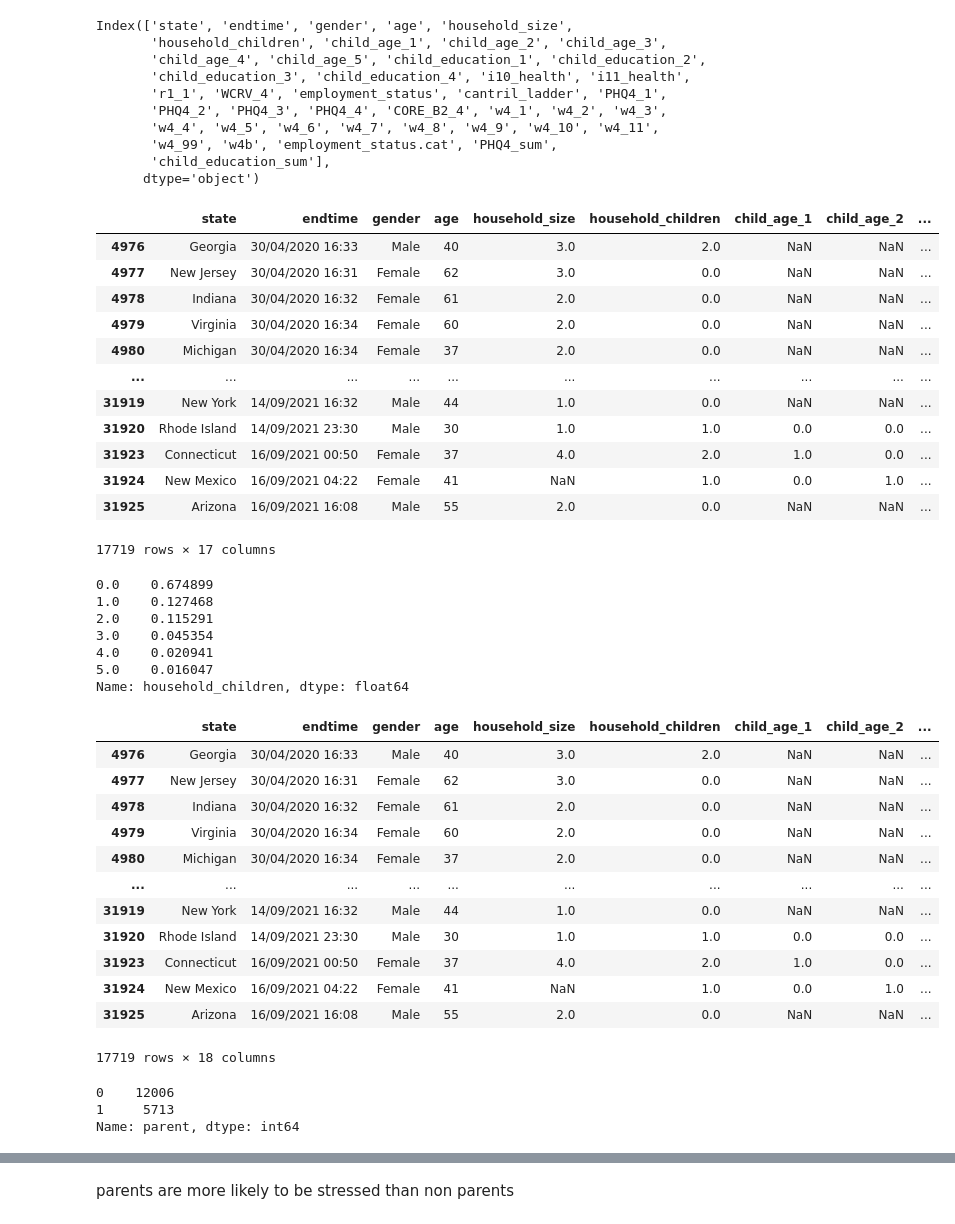
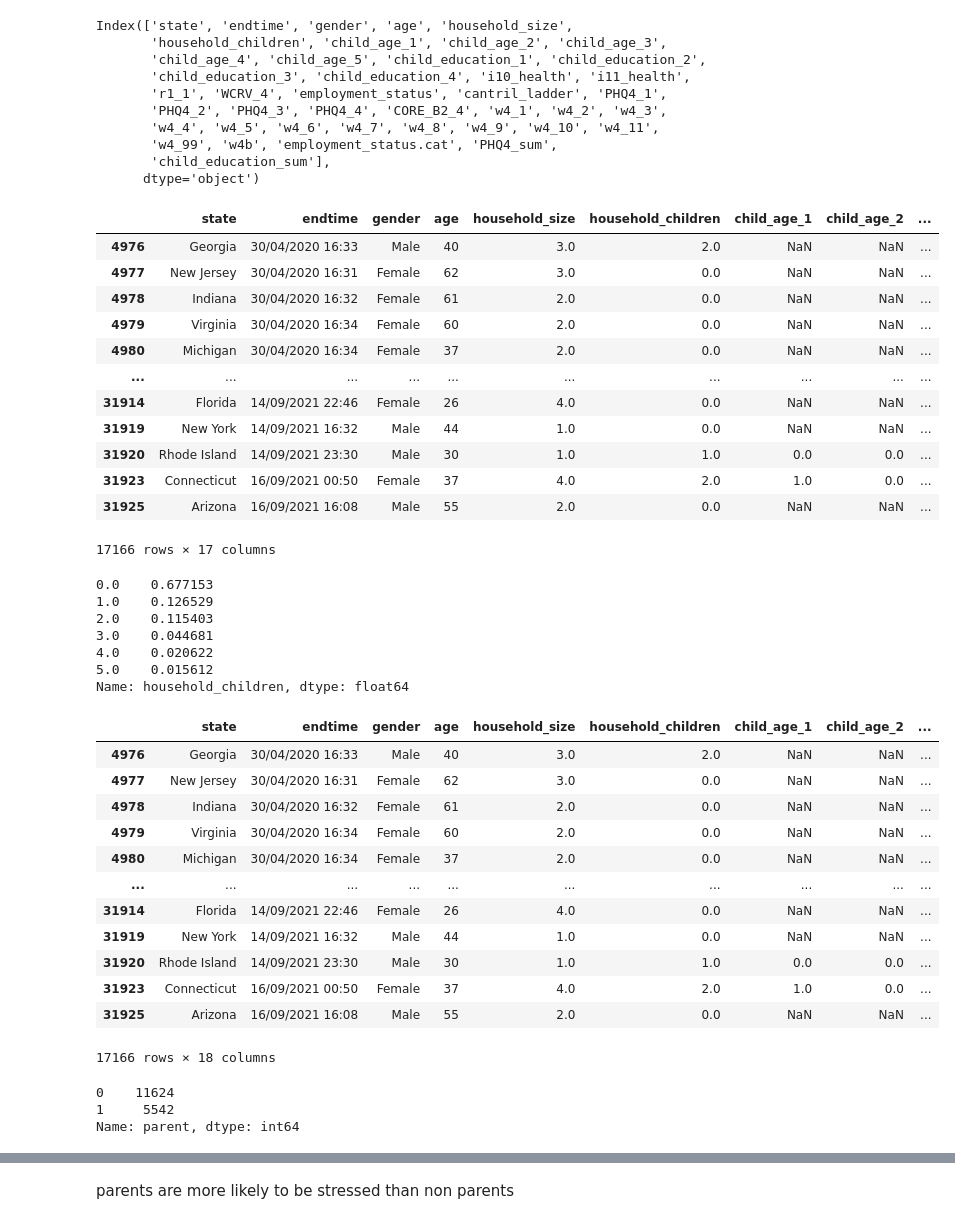
Before and after one commit to Fumikac/DSproject-covid-stress-impact, a Jupyter notebook: EDA.ipynb, the cells around one changed output, grey strips where cells are left out. Saved outputs shown, nothing was run; the diff lists cells and outputs as text; code cells hidden in the pictures.

```diff
--- a/EDA.ipynb
+++ b/EDA.ipynb
@@ -57,33 +57,36 @@ Index(['state', 'endtime', 'gender', 'age', 'household_size',
 # %%
 ucl_data = ucl_data_org[['state', 'endtime', 'gender', 'age', 'household_size',
        'household_children', 'child_age_1', 'child_age_2', 'child_age_3',
        'child_age_4', 'child_age_5', 'cantril_ladder', 'PHQ4_1',
        'PHQ4_2', 'PHQ4_3', 'PHQ4_4', 'PHQ4_sum']]
 ucl_data = ucl_data[ucl_data['PHQ4_sum'].notna()]
+ucl_data = ucl_data[ucl_data['household_size'].notna()]
+ucl_data = ucl_data[ucl_data['household_children'].notna()]
+
 ucl_data
 # %% [output]
 |  | state | endtime | gender | age | household_size | household_children | child_age_1 | child_age_2 | ... |
 | 4976 | Georgia | 30/04/2020 16:33 | Male | 40 | 3.0 | 2.0 | NaN | NaN | ... |
 | 4977 | New Jersey | 30/04/2020 16:31 | Female | 62 | 3.0 | 0.0 | NaN | NaN | ... |
 | 4978 | Indiana | 30/04/2020 16:32 | Female | 61 | 2.0 | 0.0 | NaN | NaN | ... |
 | 4979 | Virginia | 30/04/2020 16:34 | Female | 60 | 2.0 | 0.0 | NaN | NaN | ... |
 | 4980 | Michigan | 30/04/2020 16:34 | Female | 37 | 2.0 | 0.0 | NaN | NaN | ... |
 | ... | ... | ... | ... | ... | ... | ... | ... | ... | ... |
+| 31914 | Florida | 14/09/2021 22:46 | Female | 26 | 4.0 | 0.0 | NaN | NaN | ... |
 | 31919 | New York | 14/09/2021 16:32 | Male | 44 | 1.0 | 0.0 | NaN | NaN | ... |
 | 31920 | Rhode Island | 14/09/2021 23:30 | Male | 30 | 1.0 | 1.0 | 0.0 | 0.0 | ... |
 | 31923 | Connecticut | 16/09/2021 00:50 | Female | 37 | 4.0 | 2.0 | 1.0 | 0.0 | ... |
-| 31924 | New Mexico | 16/09/2021 04:22 | Female | 41 | NaN | 1.0 | 0.0 | 1.0 | ... |
 | 31925 | Arizona | 16/09/2021 16:08 | Male | 55 | 2.0 | 0.0 | NaN | NaN | ... |
-17719 rows × 17 columns
+17166 rows × 17 columns
 # %%
 ucl_data['household_children'].value_counts(normalize=True)
 # %% [output]
-0.0    0.674899
-1.0    0.127468
-2.0    0.115291
-3.0    0.045354
-4.0    0.020941
-5.0    0.016047
+0.0    0.677153
+1.0    0.126529
+2.0    0.115403
+3.0    0.044681
+4.0    0.020622
+5.0    0.015612
 Name: household_children, dtype: float64
 # %%
 ucl_data['parent'] = np.where(ucl_data['household_children'] > 0, 1, 0)
@@ -96,17 +99,17 @@ ucl_data
 | 4979 | Virginia | 30/04/2020 16:34 | Female | 60 | 2.0 | 0.0 | NaN | NaN | ... |
 | 4980 | Michigan | 30/04/2020 16:34 | Female | 37 | 2.0 | 0.0 | NaN | NaN | ... |
 | ... | ... | ... | ... | ... | ... | ... | ... | ... | ... |
+| 31914 | Florida | 14/09/2021 22:46 | Female | 26 | 4.0 | 0.0 | NaN | NaN | ... |
 | 31919 | New York | 14/09/2021 16:32 | Male | 44 | 1.0 | 0.0 | NaN | NaN | ... |
 | 31920 | Rhode Island | 14/09/2021 23:30 | Male | 30 | 1.0 | 1.0 | 0.0 | 0.0 | ... |
 | 31923 | Connecticut | 16/09/2021 00:50 | Female | 37 | 4.0 | 2.0 | 1.0 | 0.0 | ... |
-| 31924 | New Mexico | 16/09/2021 04:22 | Female | 41 | NaN | 1.0 | 0.0 | 1.0 | ... |
 | 31925 | Arizona | 16/09/2021 16:08 | Male | 55 | 2.0 | 0.0 | NaN | NaN | ... |
-17719 rows × 18 columns
+17166 rows × 18 columns
 # %%
 ucl_data['parent'].value_counts()
 # %% [output]
-0    12006
-1     5713
+0    11624
+1     5542
 Name: parent, dtype: int64
 # %%
 fig, ax = plt.subplots(1,2, figsize=(15, 8));
```
Also changed, not shown: parts of 15 cells of this notebook, 9 other files.
